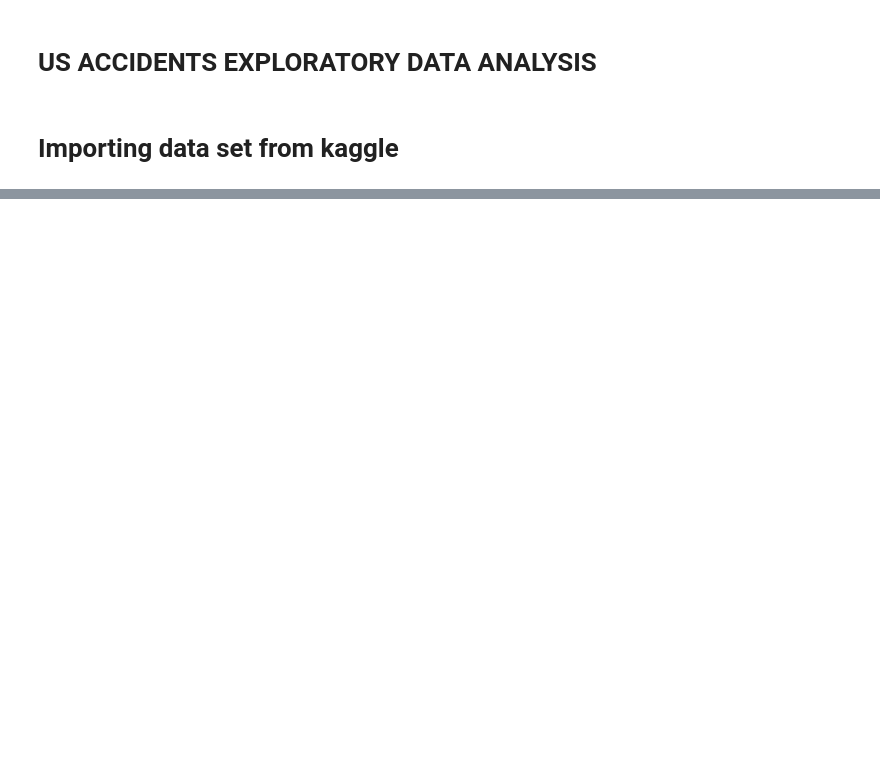
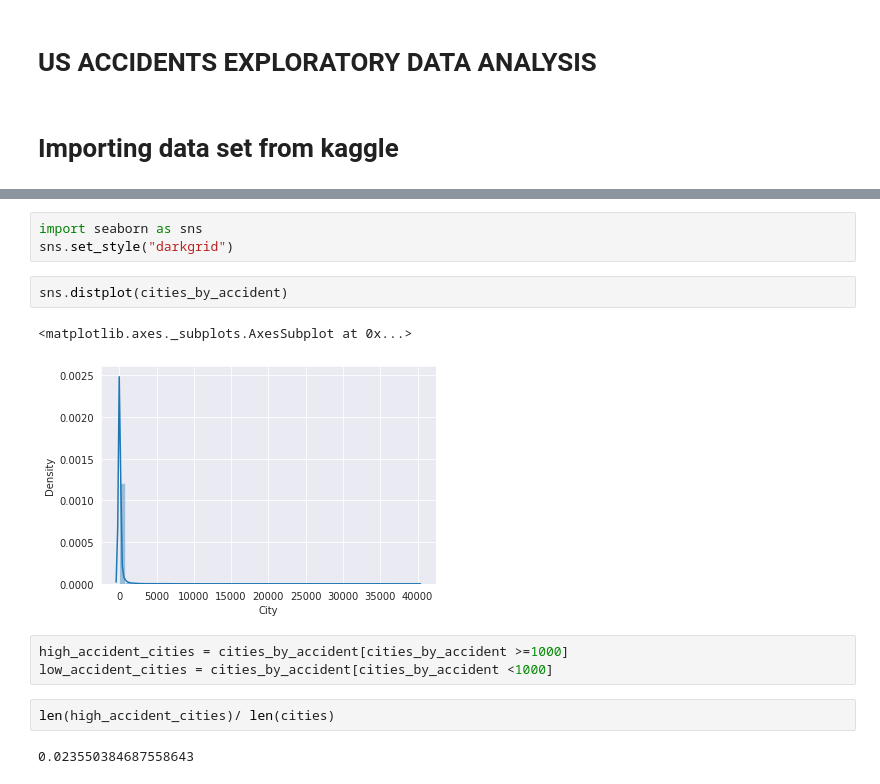
Before and after one commit to shubhi2295/break-the-ice-with-python, a Jupyter notebook: US_Accidents_Data_Analysis.ipynb, the cells around one changed output, grey strips where cells are left out. Drawn from its saved outputs; the diff is of its cells as text; blank space fills up the shorter version.

```diff
--- a/US_Accidents_Data_Analysis.ipynb
+++ b/US_Accidents_Data_Analysis.ipynb
@@ -30,0 +165,15 @@ unzip
+# %%
+import seaborn as sns
+sns.set_style("darkgrid")
+# %%
+sns.distplot(cities_by_accident)
+# %% [output]
+<matplotlib.axes._subplots.AxesSubplot at 0x...>
+[figure, added]
+# %%
+high_accident_cities = cities_by_accident[cities_by_accident >=1000]
+low_accident_cities = cities_by_accident[cities_by_accident <1000]
+# %%
+len(high_accident_cities)/ len(cities)
+# %% [output]
+0.023550384687558643
```
Also changed, not shown: parts of 42 cells of this notebook.
